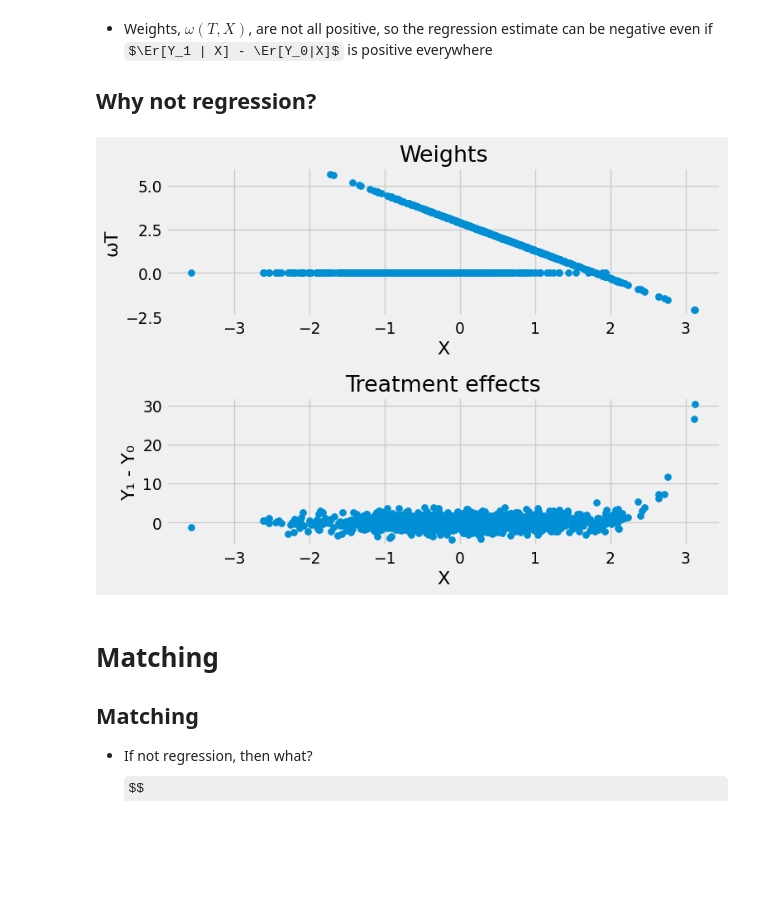
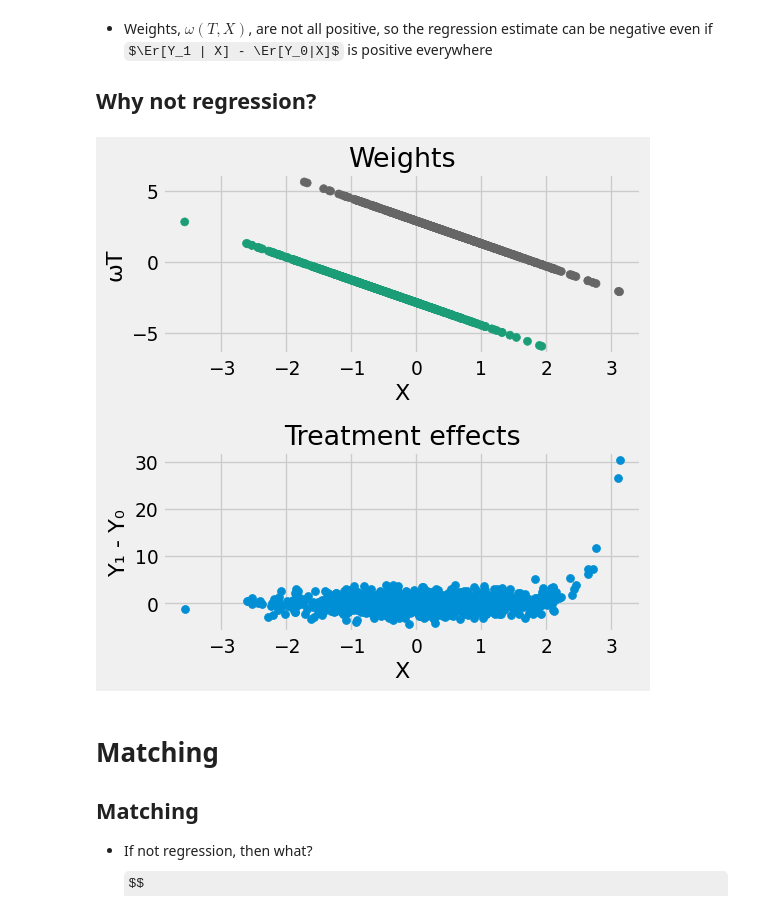
Before and after one commit to ubcecon/ECON526, a Jupyter notebook: paul/matching.ipynb, the cells around one changed output. Saved outputs shown, nothing was run; the diff lists cells and outputs as text; code cells hidden in the pictures; some formulas as TeX source; blank space fills up the shorter version.

```diff
--- a/paul/matching.ipynb
+++ b/paul/matching.ipynb
@@ -113,25 +104,26 @@ np.mean(y1-y0)
 
 ## Why not regression?
 # %%
-fig, axes = plt.subplots(2, 1, figsize=(8, 6))
+import matplotlib.cm as cm
+fig, axes = plt.subplots(2, 1, figsize=(6, 6))
 
 # Create a scatter plot for the first panel (left)
-axes[0].scatter(X[:,1], w*T)
+axes[0].scatter(X[:,1], w, c=T, cmap=cm.Dark2)
 axes[0].set_xlabel("X")
 axes[0].set_ylabel("ωT")
 axes[0].set_title("Weights")
 
 axes[1].scatter(X[:,1], y1-y0, label="TE")
 axes[1].set_xlabel("X")
 axes[1].set_ylabel("Y₁ - Y₀")
 axes[1].set_title("Treatment effects")
 
 
 # Display the plot
 plt.tight_layout()  # Ensure proper layout spacing
 plt.show()
 # %% [output]
-[figure, old version]
+[figure, new version]
 # %% [markdown]
 # Matching
 
```
Also changed, not shown: parts of 8 cells of this notebook, 12 other files.
